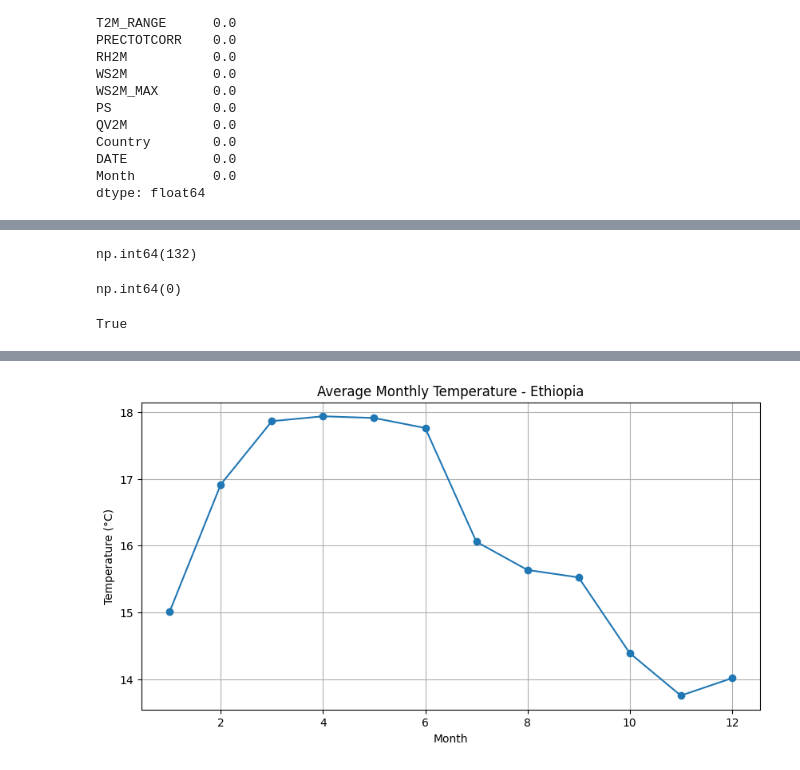
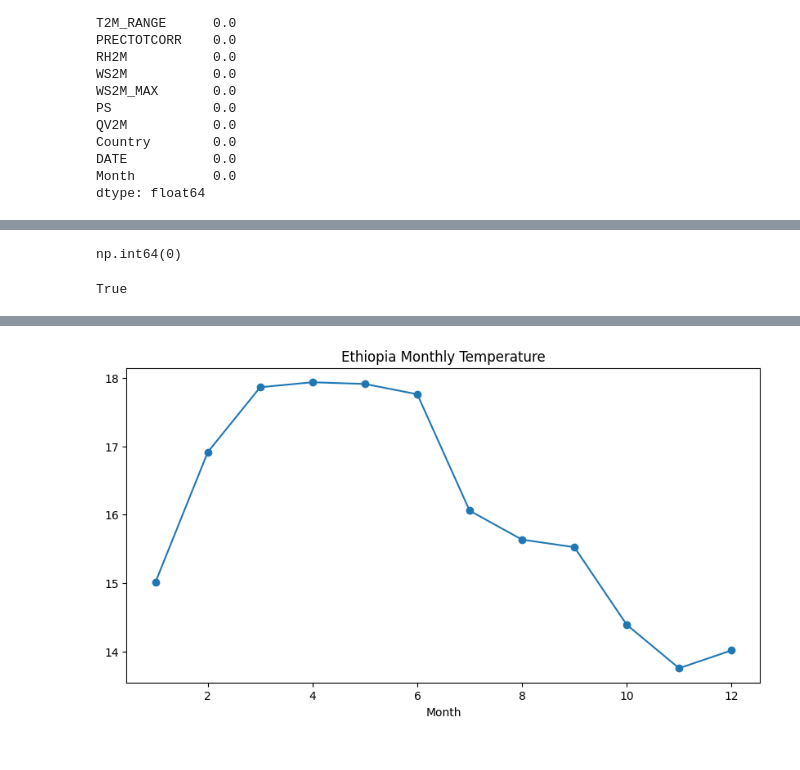
Before and after one commit to redietwogayehu/climate-challenge-week0, a Jupyter notebook: notebooks/ethiopia_eda.ipynb, the cells around one changed output, grey strips where cells are left out. Saved outputs shown, nothing was run; the diff lists cells and outputs as text; code cells hidden in the pictures.

```diff
--- a/notebooks/ethiopia_eda.ipynb
+++ b/notebooks/ethiopia_eda.ipynb
@@ -155,2 +37,0 @@ df[["Country"]].head()
-# %%
-df["DATE"] = pd.to_datetime(df["YEAR"] * 1000 + df["DOY"], format="%Y%j")
@@ -352,8 +92,3 @@ Note: you may need to restart the kernel to use updated packages.
-# %%
-rows_with_outliers = outlier_mask.any(axis=1).sum()
-rows_with_outliers
-# %% [output]
-np.int64(132)
 # %%
 df = df.ffill()
 df.isna().sum().sum()
@@ -361,8 +96,8 @@ df.isna().sum().sum()
 np.int64(0)
 # %%
 df.to_csv("../data/ethiopia_clean.csv", index=False)
+
+import os
+os.path.exists("../data/ethiopia_clean.csv")
+# %% [output]
+True
-# %%
-import os
-os.path.exists("../data/ethiopia_clean.csv")
-# %% [output]
-True
@@ -373,9 +106,6 @@ monthly_temp = df.groupby("Month")["T2M"].mean()
 
 plt.figure(figsize=(10,5))
 monthly_temp.plot(marker="o")
-plt.title("Average Monthly Temperature - Ethiopia")
-plt.xlabel("Month")
-plt.ylabel("Temperature (°C)")
-plt.grid(True)
+plt.title("Ethiopia Monthly Temperature")
 plt.show()
 # %% [output]
@@ -387 +112 @@ task: <Task pending name='Task-312' coro=<Kernel.shell_main() running at /Users/
-[figure, old version]
+[figure, new version]
```
Also changed, not shown: parts of 72 cells of this notebook.
